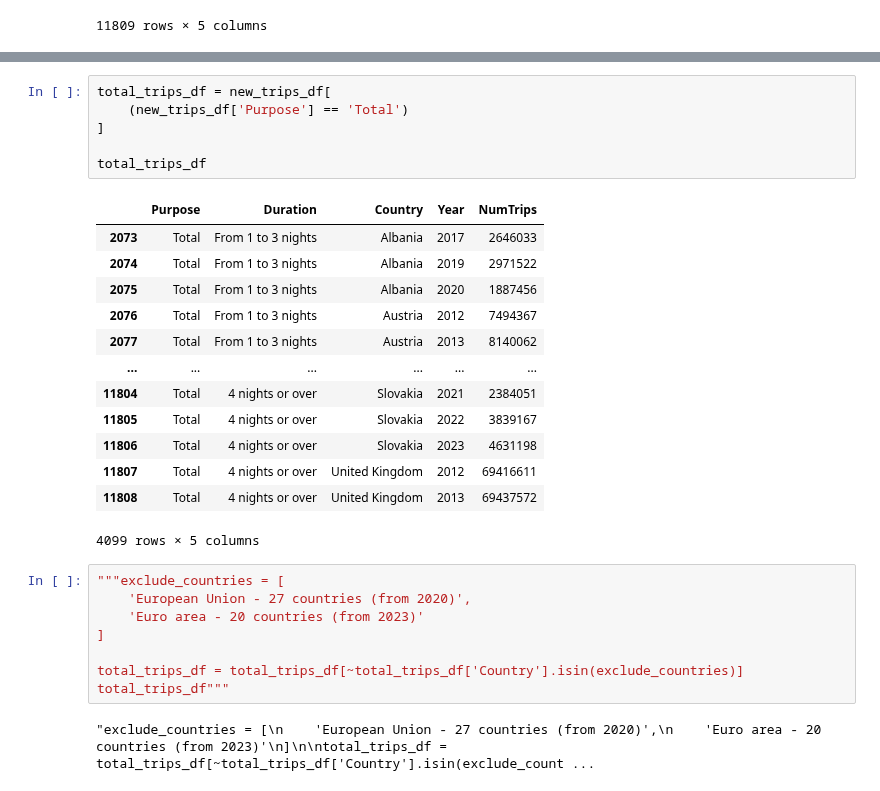
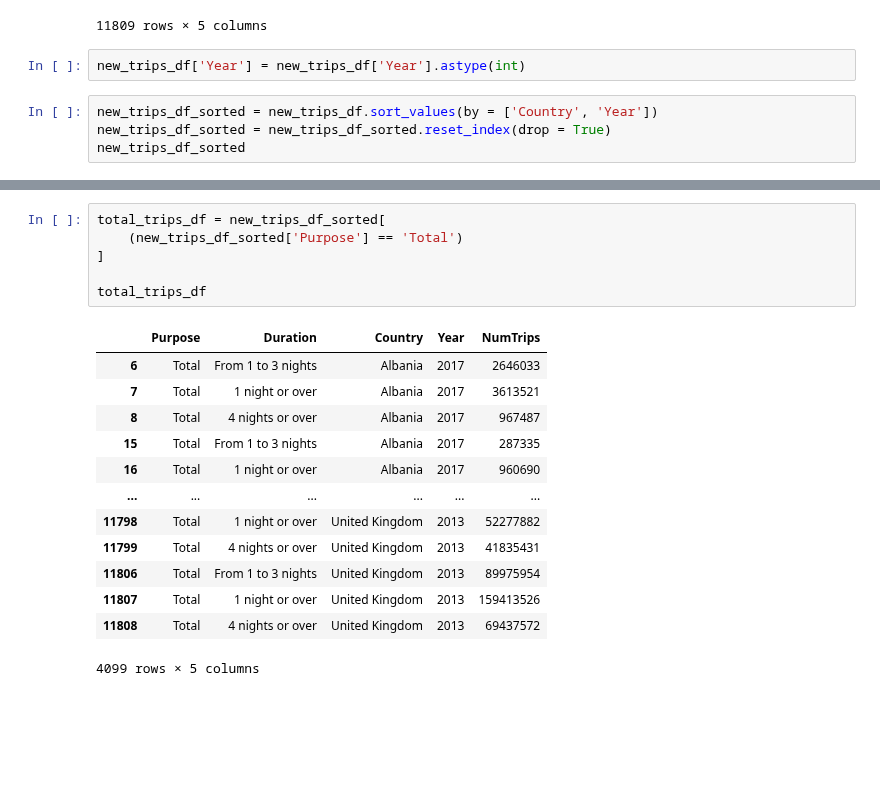
Before and after one commit to swbehan/RoadQualityWork, a Jupyter notebook: datasets/preprocessed-datasets/trips_duration.ipynb, the cells around one changed output, grey strips where cells are left out. Cells and saved outputs as stored; diff of their text form; blank space fills up the shorter version.

Commit message:
finished cleaning trips duration

```diff
--- a/datasets/preprocessed-datasets/trips_duration.ipynb
+++ b/datasets/preprocessed-datasets/trips_duration.ipynb
@@ -117,3 +118,9 @@ new_trips_df
 | 11807 | Total | 4 nights or over | United Kingdom | 2012 | 69416611 |
 | 11808 | Total | 4 nights or over | United Kingdom | 2013 | 69437572 |
 11809 rows × 5 columns
+# %%
+new_trips_df['Year'] = new_trips_df['Year'].astype(int)
+# %%
+new_trips_df_sorted = new_trips_df.sort_values(by = ['Country', 'Year'])
+new_trips_df_sorted = new_trips_df_sorted.reset_index(drop = True)
+new_trips_df_sorted
@@ -120,30 +150,20 @@ new_trips_df
 # %%
-total_trips_df = new_trips_df[
-    (new_trips_df['Purpose'] == 'Total')
+total_trips_df = new_trips_df_sorted[
+    (new_trips_df_sorted['Purpose'] == 'Total')
 ]
 
 total_trips_df
 # %% [output]
 |  | Purpose | Duration | Country | Year | NumTrips |
-| 2073 | Total | From 1 to 3 nights | Albania | 2017 | 2646033 |
-| 2074 | Total | From 1 to 3 nights | Albania | 2019 | 2971522 |
-| 2075 | Total | From 1 to 3 nights | Albania | 2020 | 1887456 |
-| 2076 | Total | From 1 to 3 nights | Austria | 2012 | 7494367 |
-| 2077 | Total | From 1 to 3 nights | Austria | 2013 | 8140062 |
+| 6 | Total | From 1 to 3 nights | Albania | 2017 | 2646033 |
+| 7 | Total | 1 night or over | Albania | 2017 | 3613521 |
+| 8 | Total | 4 nights or over | Albania | 2017 | 967487 |
+| 15 | Total | From 1 to 3 nights | Albania | 2017 | 287335 |
+| 16 | Total | 1 night or over | Albania | 2017 | 960690 |
 | ... | ... | ... | ... | ... | ... |
-| 11804 | Total | 4 nights or over | Slovakia | 2021 | 2384051 |
-| 11805 | Total | 4 nights or over | Slovakia | 2022 | 3839167 |
-| 11806 | Total | 4 nights or over | Slovakia | 2023 | 4631198 |
-| 11807 | Total | 4 nights or over | United Kingdom | 2012 | 69416611 |
+| 11798 | Total | 1 night or over | United Kingdom | 2013 | 52277882 |
+| 11799 | Total | 4 nights or over | United Kingdom | 2013 | 41835431 |
+| 11806 | Total | From 1 to 3 nights | United Kingdom | 2013 | 89975954 |
+| 11807 | Total | 1 night or over | United Kingdom | 2013 | 159413526 |
 | 11808 | Total | 4 nights or over | United Kingdom | 2013 | 69437572 |
 4099 rows × 5 columns
-# %%
-"""exclude_countries = [
-    'European Union - 27 countries (from 2020)',
-    'Euro area - 20 countries (from 2023)'
-]
-
-total_trips_df = total_trips_df[~total_trips_df['Country'].isin(exclude_countries)]
-total_trips_df"""
-# %% [output]
-"exclude_countries = [\n    'European Union - 27 countries (from 2020)',\n    'Euro area - 20 countries (from 2023)'\n]\n\ntotal_trips_df = total_trips_df[~total_trips_df['Country'].isin(exclude_count ...
```
Also changed, not shown: parts of 14 cells of this notebook, 1 other file.
